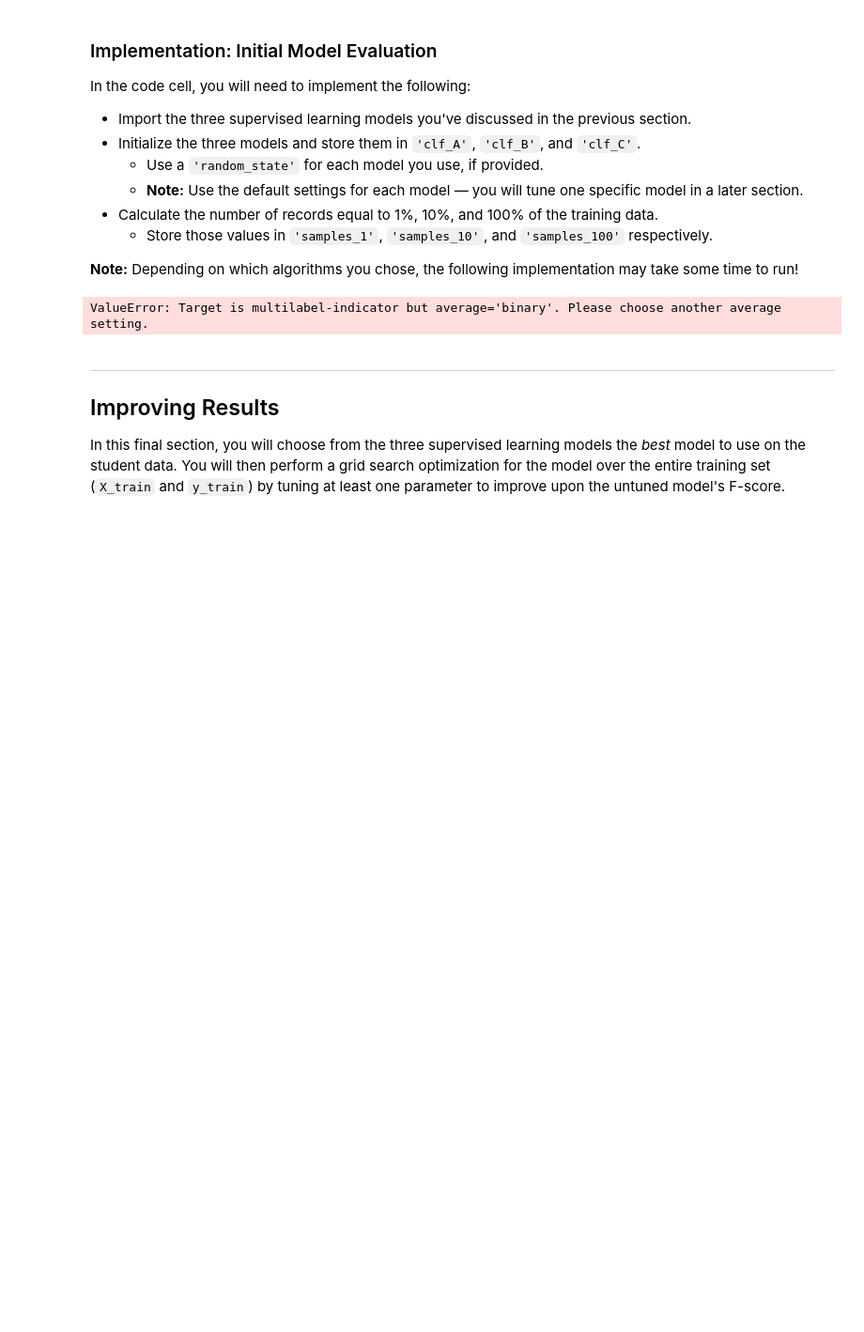
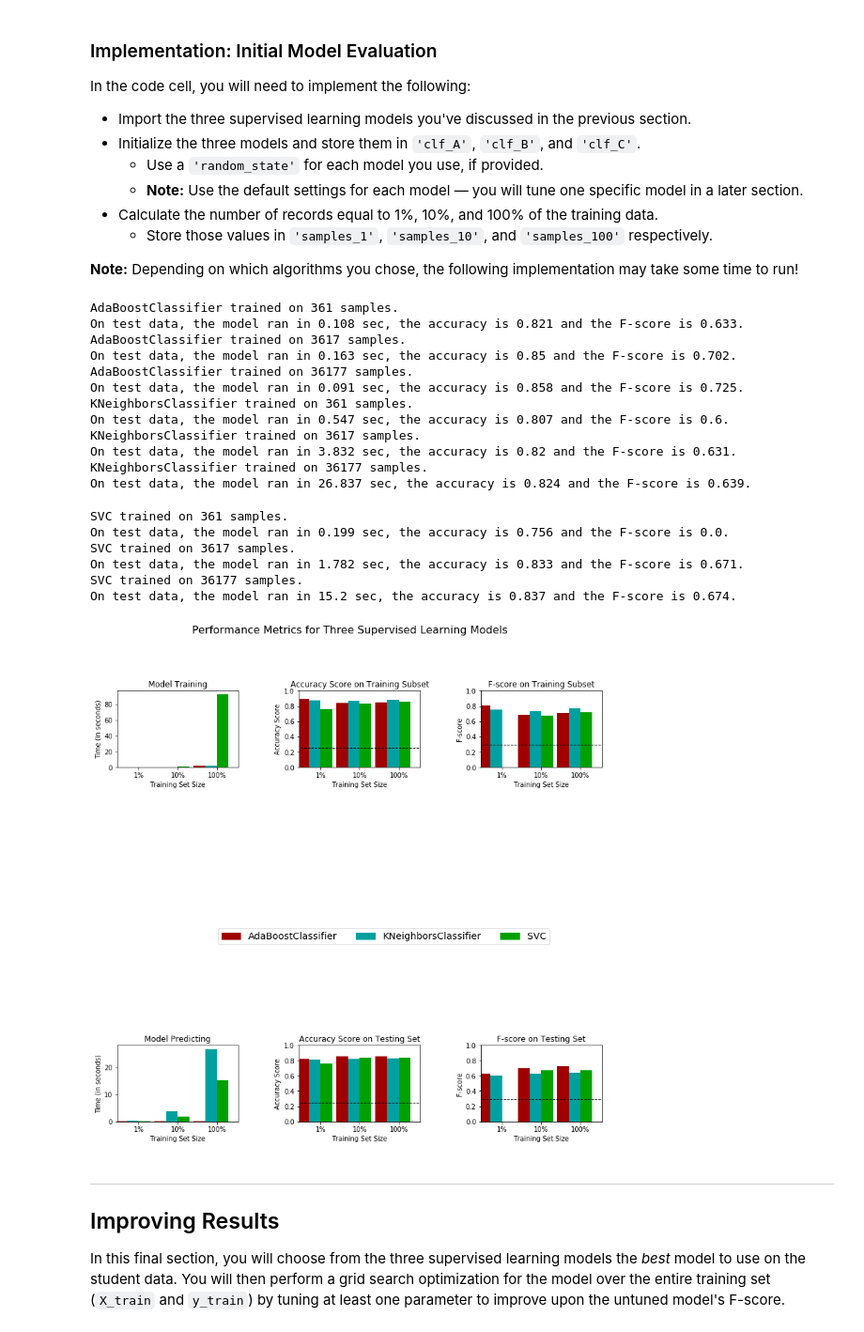
Before and after one commit to jocelyngiquel/udacity-charityML, a Jupyter notebook: notebooks/finding_donors.ipynb, the cells around one changed output. Shown at 94% size. Drawn from its saved outputs; the diff is of its cells as text; code cells hidden in the pictures; blank space fills up the shorter version.

Commit message:
Questions code finalized, formatting halfway done

```diff
--- a/notebooks/finding_donors.ipynb
+++ b/notebooks/finding_donors.ipynb
@@ -300,8 +339,8 @@ In the code block below, you will need to implement the following:
  - Calculate the F-score for both the training subset and testing set.
    - Make sure that you set the `beta` parameter!
 # %%
+# Import two metrics from sklearn - fbeta_score and accuracy_score
 from sklearn.metrics import accuracy_score, fbeta_score
-# TODO: Import two metrics from sklearn - fbeta_score and accuracy_score
 
 def train_predict(learner, sample_size, X_train, y_train, X_test, y_test):
     '''
@@ -316,38 +355,41 @@ def train_predict(learner, sample_size, X_train, y_train, X_test, y_test):
 
     results = {}
 
-    # TODO: Fit the learner to the training data using slicing with 'sample_size' using .fit(training_features[:], training_labels[:])
+    # Fit the learner to the training data using slicing with 'sample_size' using .fit(training_features[:], training_labels[:])
     start = time() # Get start time
     learner.fit(X_train[:sample_size],y_train[:sample_size])
     end = time() # Get end time
 
-    # TODO: Calculate the training time
+    # Calculate the training time
     results['train_time'] = end-start
 
-    # TODO: Get the predictions on the test set(X_test),
-    #       then get predictions on the first 300 training samples(X_train) using .predict()
+    # Get the predictions on the test set(X_test),
+    # then get predictions on the first 300 training samples(X_train) using .predict()
     start = time() # Get start time
     predictions_test = learner.predict(X_test)
     predictions_train = learner.predict(X_train[:300])
     end = time() # Get end time
 
-    # TODO: Calculate the total prediction time
+    # Calculate the total prediction time
     results['pred_time'] = end-start
 
-    # TODO: Compute accuracy on the first 300 training samples which is y_train[:300]
+    # Compute accuracy on the first 300 training samples which is y_train[:300]
     results['acc_train'] = accuracy_score(y_train[:300],predictions_train)
 
-    # TODO: Compute accuracy on test set using accuracy_score()
+    # Compute accuracy on test set using accuracy_score()
     results['acc_test'] = accuracy_score(y_test,predictions_test)
 
-    # TODO: Compute F-score on the the first 300 training samples using fbeta_score()
+    # Compute F-score on the the first 300 training samples using fbeta_score()
     results['f_train'] = fbeta_score(y_train[:300],predictions_train,beta=0.5)
 
-    # TODO: Compute F-score on the test set which is y_test
+    # Compute F-score on the test set which is y_test
     results['f_test'] = fbeta_score(y_test,predictions_test,beta=0.5)
 
     # Success
-    print("{} trained on {} samples.".format(learner.__class__.__name__, sample_size))
+    print("{} trained on {} samples.".format(learner.__class__.__name__,sample_size,))
+    print("On test data, the model ran in {} sec, the accuracy is {} and the F-score is {}.".format(round(results['pred_time'],3),
+                                                                                                    round(results['acc_test'],3),
+                                                                                                    round(results['f_test'],3)))
 
     # Return the results
     return results
@@ -363,37 +405,53 @@ In the code cell, you will need to implement the following:
 
 **Note:** Depending on which algorithms you chose, the following implementation may take some time to run!
 # %%
-# TODO: Import the three supervised learning models from sklearn
-from sklearn.ensemble import RandomForestClassifier
+# Import the three supervised learning models from sklearn
+#from sklearn.ensemble import RandomForestClassifier
 from sklearn.ensemble import AdaBoostClassifier
 from sklearn.svm import SVC
+from sklearn.neighbors import KNeighborsClassifier
 
-# TODO: Initialize the three models
-clf_A = AdaBoostClassifier(random_state=0)
-clf_B = RandomForestClassifier(random_state=0)
-clf_C = SVC(random_state=0)
+# Initialize the three models
+clf_A = AdaBoostClassifier(random_state=7)
+clf_B = KNeighborsClassifier()
+clf_C = SVC(random_state=7, gamma='auto')
 
-# TODO: Calculate the number of samples for 1%, 10%, and 100% of the training data
-# HINT: samples_100 is the entire training set i.e. len(y_train)
-# HINT: samples_10 is 10% of samples_100 (ensure to set the count of the values to be `int` and not `float`)
-# HINT: samples_1 is 1% of samples_100 (ensure to set the count of the values to be `int` and not `float`)
+# Calculate the number of samples for 1%, 10%, and 100% of the training data
 samples_100 = len(y_train)
 samples_10 = int(samples_100*0.1)
 samples_1 = int(samples_100*0.01)
 
 # Collect results on the learners
 results = {}
-for clf in [clf_B]:
+for clf in [clf_A,clf_B,clf_C]:
     clf_name = clf.__class__.__name__
     results[clf_name] = {}
     for i, samples in enumerate([samples_1, samples_10, samples_100]):
         results[clf_name][i] = \
         train_predict(clf, samples, X_train, y_train, X_test, y_test)
 
 # Run metrics visualization for the three supervised learning models chosen
 vs.evaluate(results, accuracy, fscore)
 # %% [output]
-ValueError: Target is multilabel-indicator but average='binary'. Please choose another average setting.
+AdaBoostClassifier trained on 361 samples.
+On test data, the model ran in 0.108 sec, the accuracy is 0.821 and the F-score is 0.633.
+AdaBoostClassifier trained on 3617 samples.
+On test data, the model ran in 0.163 sec, the accuracy is 0.85 and the F-score is 0.702.
+AdaBoostClassifier trained on 36177 samples.
+On test data, the model ran in 0.091 sec, the accuracy is 0.858 and the F-score is 0.725.
+KNeighborsClassifier trained on 361 samples.
+On test data, the model ran in 0.547 sec, the accuracy is 0.807 and the F-score is 0.6.
+KNeighborsClassifier trained on 3617 samples.
+On test data, the model ran in 3.832 sec, the accuracy is 0.82 and the F-score is 0.631.
+KNeighborsClassifier trained on 36177 samples.
+On test data, the model ran in 26.837 sec, the accuracy is 0.824 and the F-score is 0.639.
+SVC trained on 361 samples.
+On test data, the model ran in 0.199 sec, the accuracy is 0.756 and the F-score is 0.0.
+SVC trained on 3617 samples.
+On test data, the model ran in 1.782 sec, the accuracy is 0.833 and the F-score is 0.671.
+SVC trained on 36177 samples.
+On test data, the model ran in 15.2 sec, the accuracy is 0.837 and the F-score is 0.674.
+[figure, added]
 # %% [markdown]
 ----
 ## Improving Results
```
Also changed, not shown: parts of 12 cells of this notebook, 2 other files.
